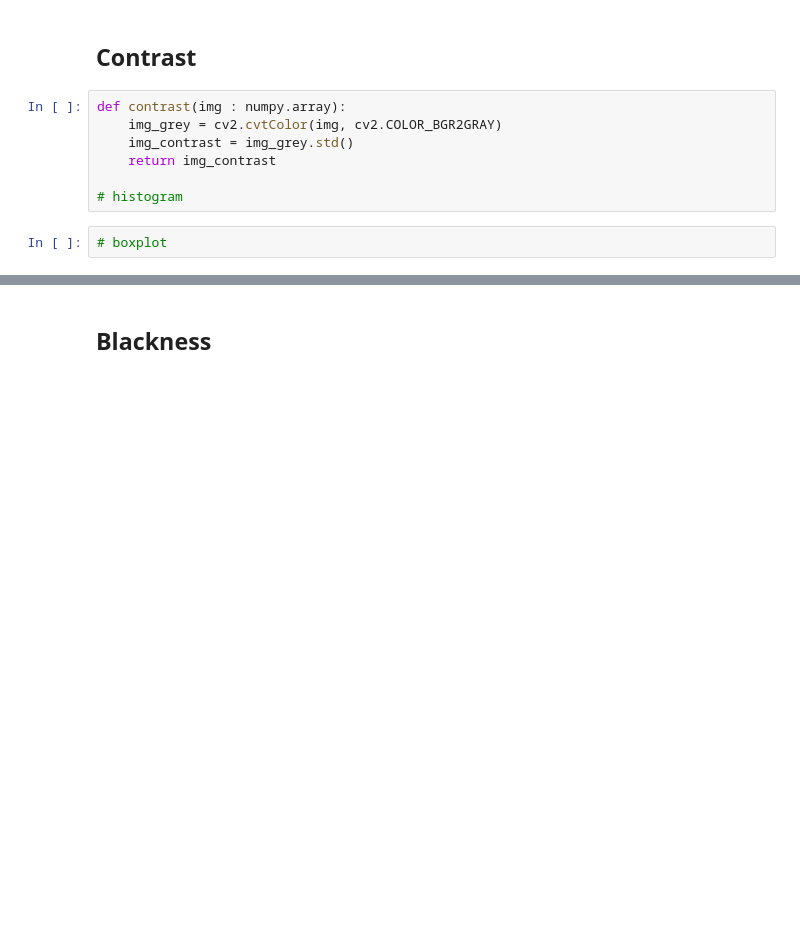
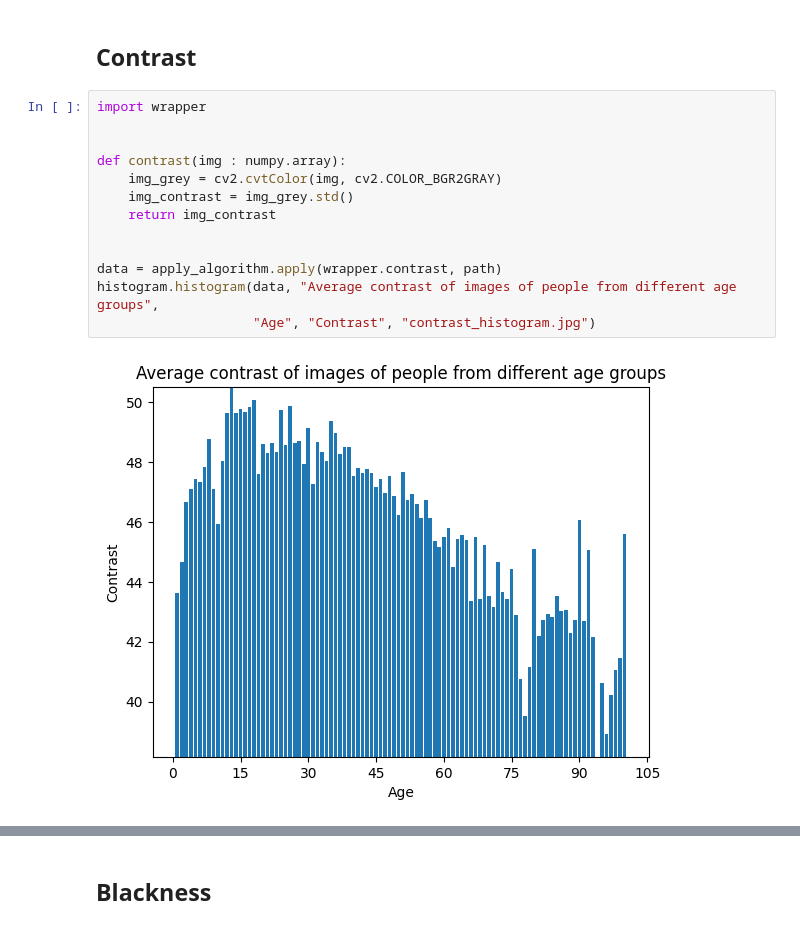
Before and after one commit to domser2002/ML_age_recognition, a Jupyter notebook: dataset/EDA.ipynb, the cells around one changed output, grey strips where cells are left out. Drawn from its saved outputs; the diff is of its cells as text; blank space fills up the shorter version.

```diff
--- a/dataset/EDA.ipynb
+++ b/dataset/EDA.ipynb
@@ -172,11 +172,17 @@ draw_average_color_graph(RGB,'results/sredni_kolor.jpg',1000,100)
 # %% [markdown]
 ## Contrast
 # %%
+import wrapper
+
+
 def contrast(img : numpy.array):
     img_grey = cv2.cvtColor(img, cv2.COLOR_BGR2GRAY)
     img_contrast = img_grey.std()
     return img_contrast
 
-# histogram
+
+data = apply_algorithm.apply(wrapper.contrast, path)
+histogram.histogram(data, "Average contrast of images of people from different age groups",
+                    "Age", "Contrast", "contrast_histogram.jpg")
+# %% [output]
+[figure, added]
-# %%
-# boxplot
```
Also changed, not shown: parts of 5 cells of this notebook, 1 other file.
